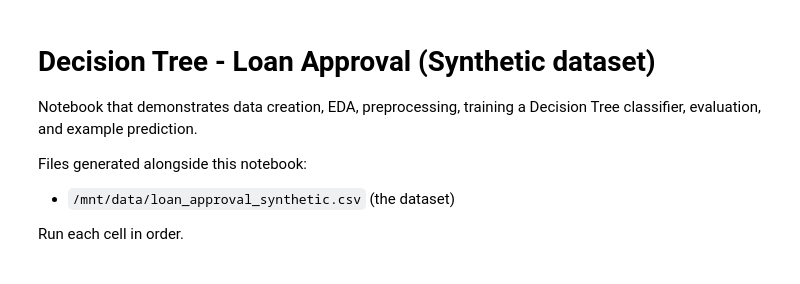
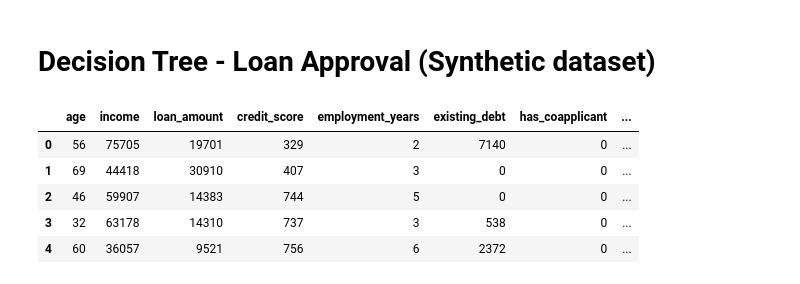
Before and after one commit to farleymrtnz25/machine_laerning, a Jupyter notebook: decision_tree_loan_approval.ipynb, the cells around one changed output. Saved outputs shown, nothing was run; the diff lists cells and outputs as text; code cells hidden in the pictures.

Commit message:
Actualización del modelo y documentación APA7

```diff
--- a/decision_tree_loan_approval.ipynb
+++ b/decision_tree_loan_approval.ipynb
@@ -1,13 +1,5 @@
 # %% [markdown]
 # Decision Tree - Loan Approval (Synthetic dataset)
-
-Notebook that demonstrates data creation, EDA, preprocessing, training a Decision Tree classifier, evaluation, and example prediction.
-
-Files generated alongside this notebook:
-
-- `/mnt/data/loan_approval_synthetic.csv` (the dataset)
-
-Run each cell in order.
 # %%
 # Imports
 import pandas as pd
@@ -25,10 +17,18 @@ import matplotlib.pyplot as plt
 # Make plots render in notebook
 %matplotlib inline
 # %%
-# Load dataset
-csv_path = '/mnt/data/loan_approval_synthetic.csv'
+from pathlib import Path
+
+csv_path = Path(r'C:\Users\frlmr\Documents\trabajo machine\loan_approval_synthetic.csv')
 df = pd.read_csv(csv_path)
 df.head()
+# %% [output]
+|  | age | income | loan_amount | credit_score | employment_years | existing_debt | has_coapplicant | ... |
+| 0 | 56 | 75705 | 19701 | 329 | 2 | 7140 | 0 | ... |
+| 1 | 69 | 44418 | 30910 | 407 | 3 | 0 | 0 | ... |
+| 2 | 46 | 59907 | 14383 | 744 | 5 | 0 | 0 | ... |
+| 3 | 32 | 63178 | 14310 | 737 | 3 | 538 | 0 | ... |
+| 4 | 60 | 36057 | 9521 | 756 | 6 | 2372 | 0 | ... |
 # %%
 # Basic EDA
 print('Rows, cols:', df.shape)
```
Also changed, not shown: parts of 8 cells of this notebook.
